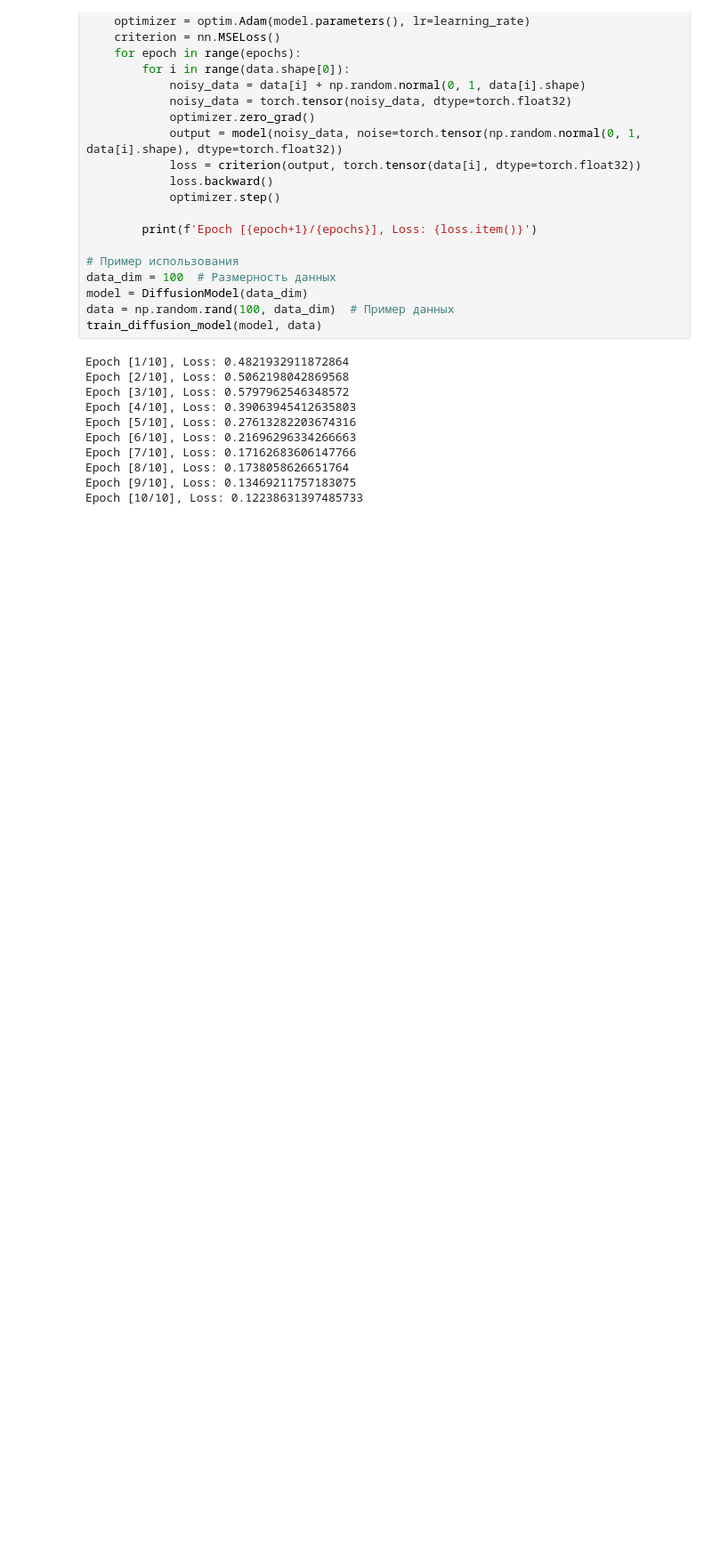
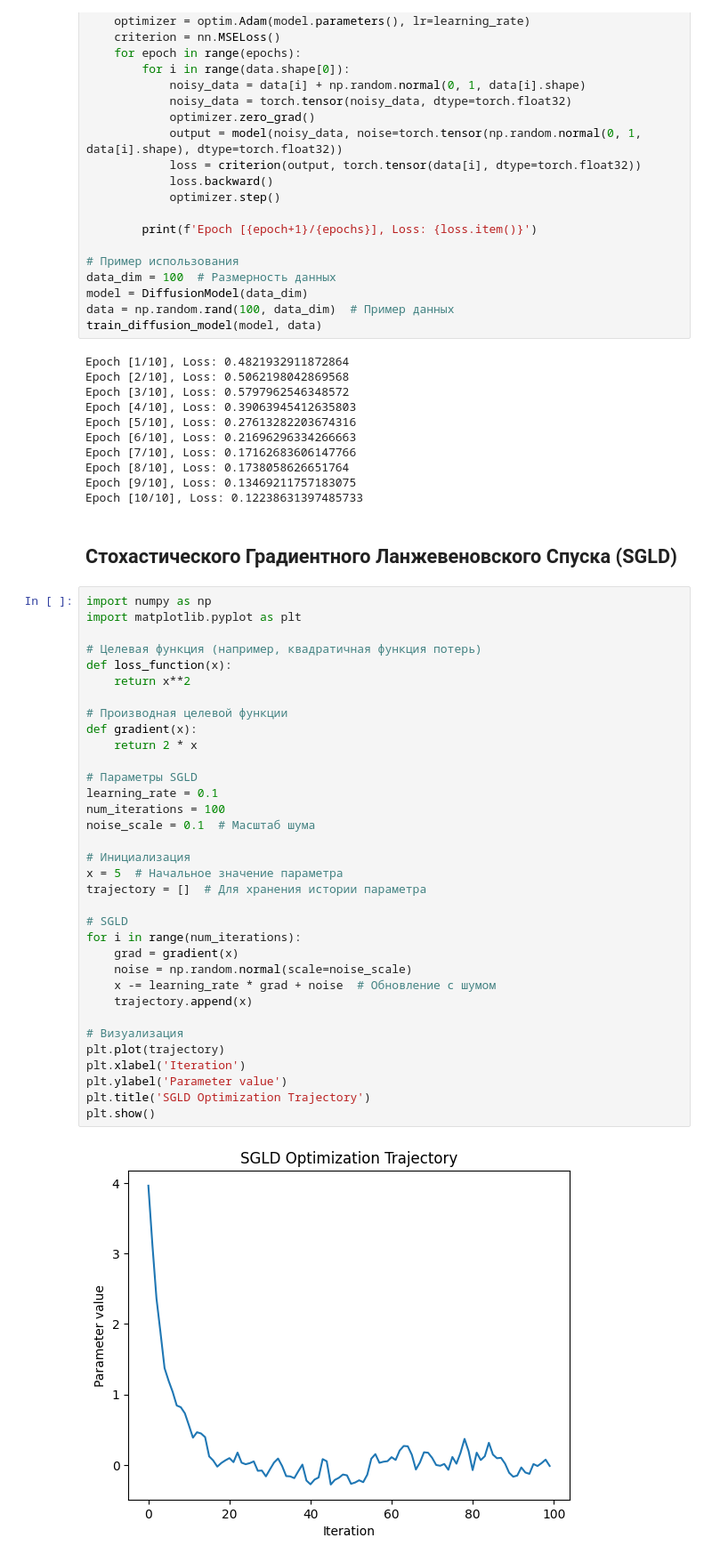
Before and after one commit to Kerysfel/differentialModel, a Jupyter notebook: diffusionModel.ipynb, the cells around one changed output. Shown: that part at 89% size. Cells and saved outputs as stored; diff of their text form; blank space fills up the shorter version.

Commit message:
feat: add basic SGLD optimization with visualization
Implement a basic version of the Stochastic Gradient Langevin Dynamics (SGLD) algorithm for a quadratic loss function. The script includes:

- A quadratic loss function and its gradient.
- SGLD optimization loop with Gaussian noise for exploration.
- A plot to visualize the trajectory of the parameter value across iterations.

This implementation serves as a foundational example to demonstrate the concept of SGLD in optimization problems.

```diff
--- a/diffusionModel.ipynb
+++ b/diffusionModel.ipynb
@@ -91,3 +91,41 @@ Epoch [7/10], Loss: 0.17162683606147766
 Epoch [8/10], Loss: 0.1738058626651764
 Epoch [9/10], Loss: 0.13469211757183075
 Epoch [10/10], Loss: 0.12238631397485733
+# %% [markdown]
+## Стохастического Градиентного Ланжевеновского Спуска (SGLD)
+# %%
+import numpy as np
+import matplotlib.pyplot as plt
+
+# Целевая функция (например, квадратичная функция потерь)
+def loss_function(x):
+    return x**2
+
+# Производная целевой функции
+def gradient(x):
+    return 2 * x
+
+# Параметры SGLD
+learning_rate = 0.1
+num_iterations = 100
+noise_scale = 0.1  # Масштаб шума
+
+# Инициализация
+x = 5  # Начальное значение параметра
+trajectory = []  # Для хранения истории параметра
+
+# SGLD
+for i in range(num_iterations):
+    grad = gradient(x)
+    noise = np.random.normal(scale=noise_scale)
+    x -= learning_rate * grad + noise  # Обновление с шумом
+    trajectory.append(x)
+
+# Визуализация
+plt.plot(trajectory)
+plt.xlabel('Iteration')
+plt.ylabel('Parameter value')
+plt.title('SGLD Optimization Trajectory')
+plt.show()
+# %% [output]
+[figure, added]
```
